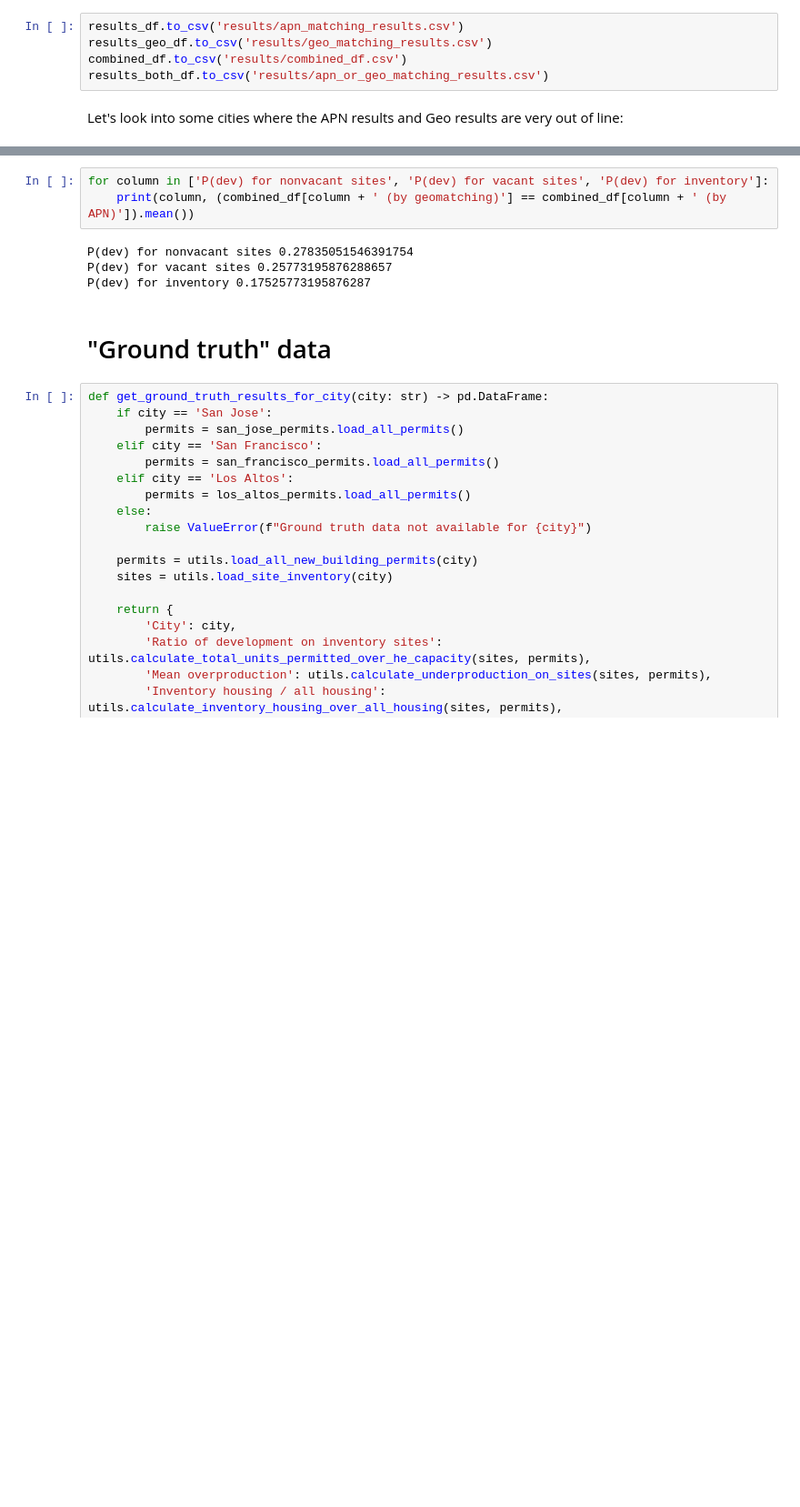
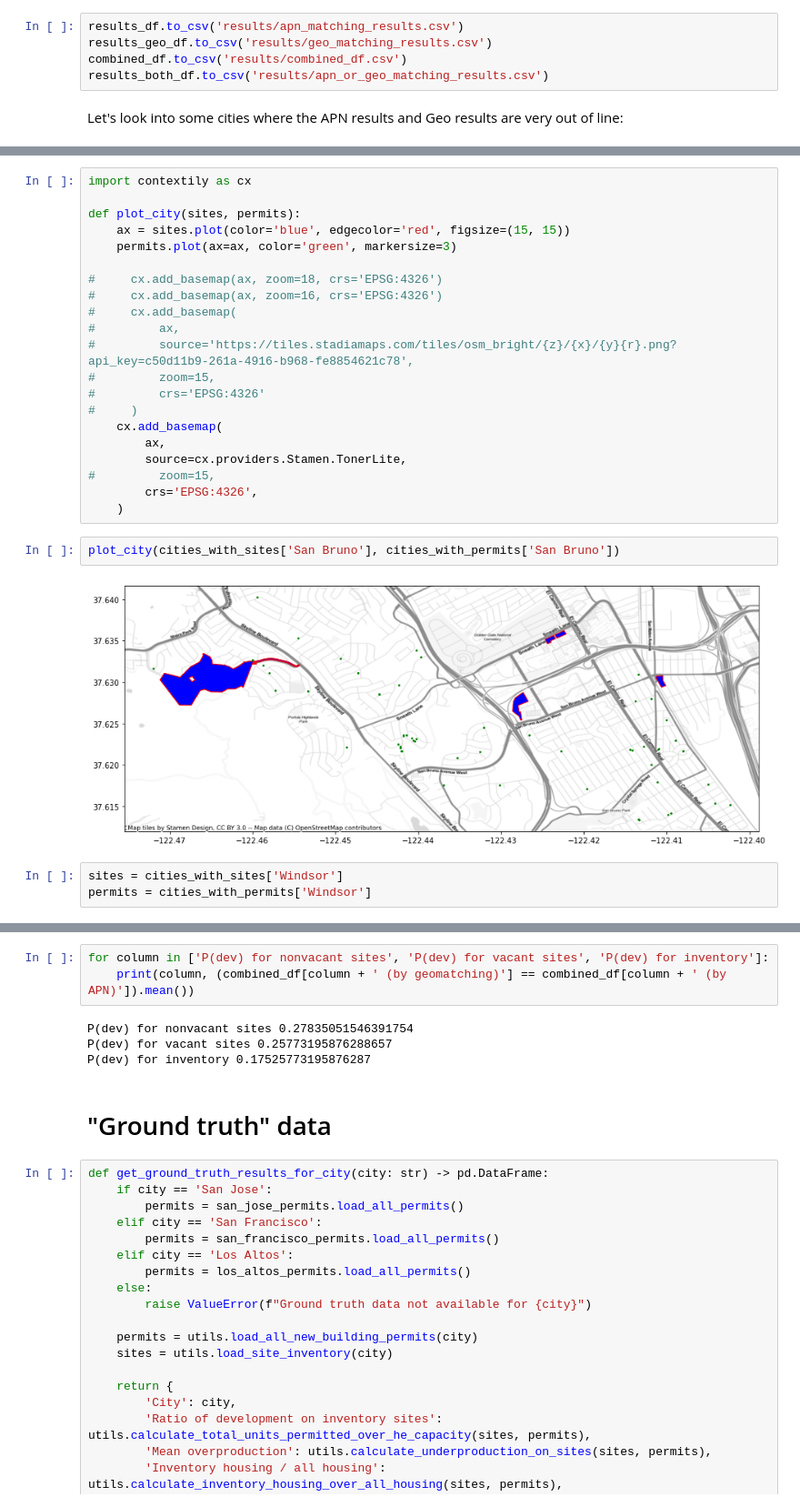
Before and after one commit to YIMBYdata/housing-elements, a Jupyter notebook: Final results.ipynb, the cells around one changed output, grey strips where cells are left out. Shown at 91% size. Drawn from its saved outputs; the diff is of its cells as text; blank space fills up the shorter version.

```diff
--- a/Final results.ipynb
+++ b/Final results.ipynb
@@ -298,0 +271,28 @@ cities_with_permits['Brentwood']
+# %%
+import contextily as cx
+
+def plot_city(sites, permits):
+    ax = sites.plot(color='blue', edgecolor='red', figsize=(15, 15))
+    permits.plot(ax=ax, color='green', markersize=3)
+
+#     cx.add_basemap(ax, zoom=18, crs='EPSG:4326')
+#     cx.add_basemap(ax, zoom=16, crs='EPSG:4326')
+#     cx.add_basemap(
+#         ax,
+#         source='https://tiles.stadiamaps.com/tiles/osm_bright/{z}/{x}/{y}{r}.png?api_key=c50d11b9-261a-4916-b968-fe8854621c78',
+#         zoom=15,
+#         crs='EPSG:4326'
+#     )
+    cx.add_basemap(
+        ax,
+        source=cx.providers.Stamen.TonerLite,
+#         zoom=15,
+        crs='EPSG:4326',
+    )
+# %%
+plot_city(cities_with_sites['San Bruno'], cities_with_permits['San Bruno'])
+# %% [output]
+[figure, added]
+# %%
+sites = cities_with_sites['Windsor']
+permits = cities_with_permits['Windsor']
```
Also changed, not shown: parts of 24 cells of this notebook, 1 other file.
